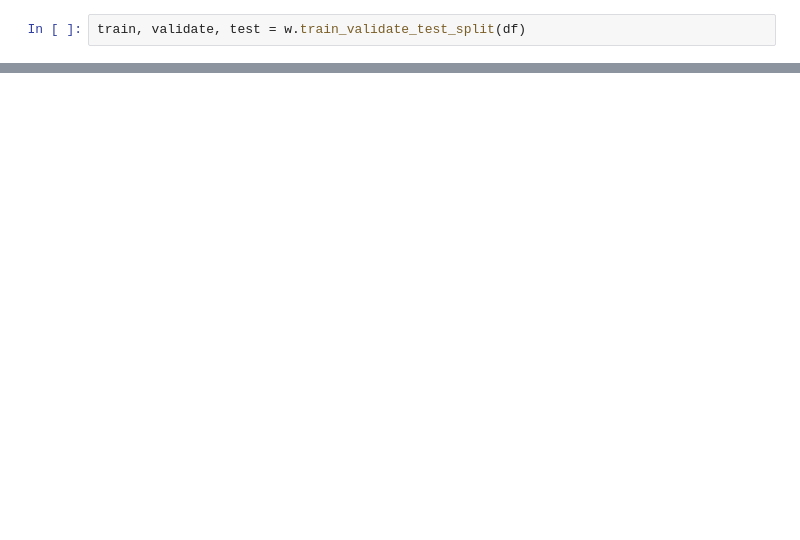
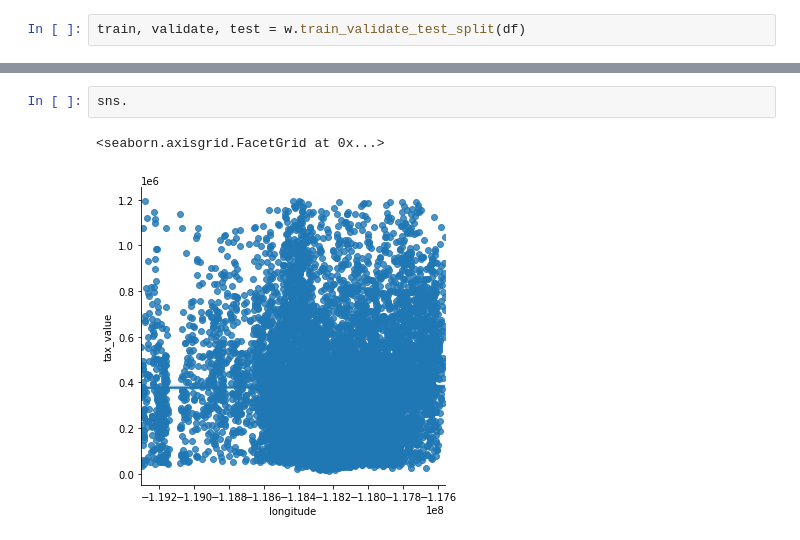
Before and after one commit to mdalton87/regression-exercises, a Jupyter notebook: regression_project/test_zillow.ipynb, the cells around one changed output, grey strips where cells are left out. Cells and saved outputs as stored; diff of their text form; blank space fills up the shorter version.

```diff
--- a/regression_project/test_zillow.ipynb
+++ b/regression_project/test_zillow.ipynb
@@ -167,0 +176,5 @@ ____________________
+# %%
+sns.
+# %% [output]
+<seaborn.axisgrid.FacetGrid at 0x...>
+[figure, added]
```
Also changed, not shown: parts of 39 cells of this notebook, 5 other files.
